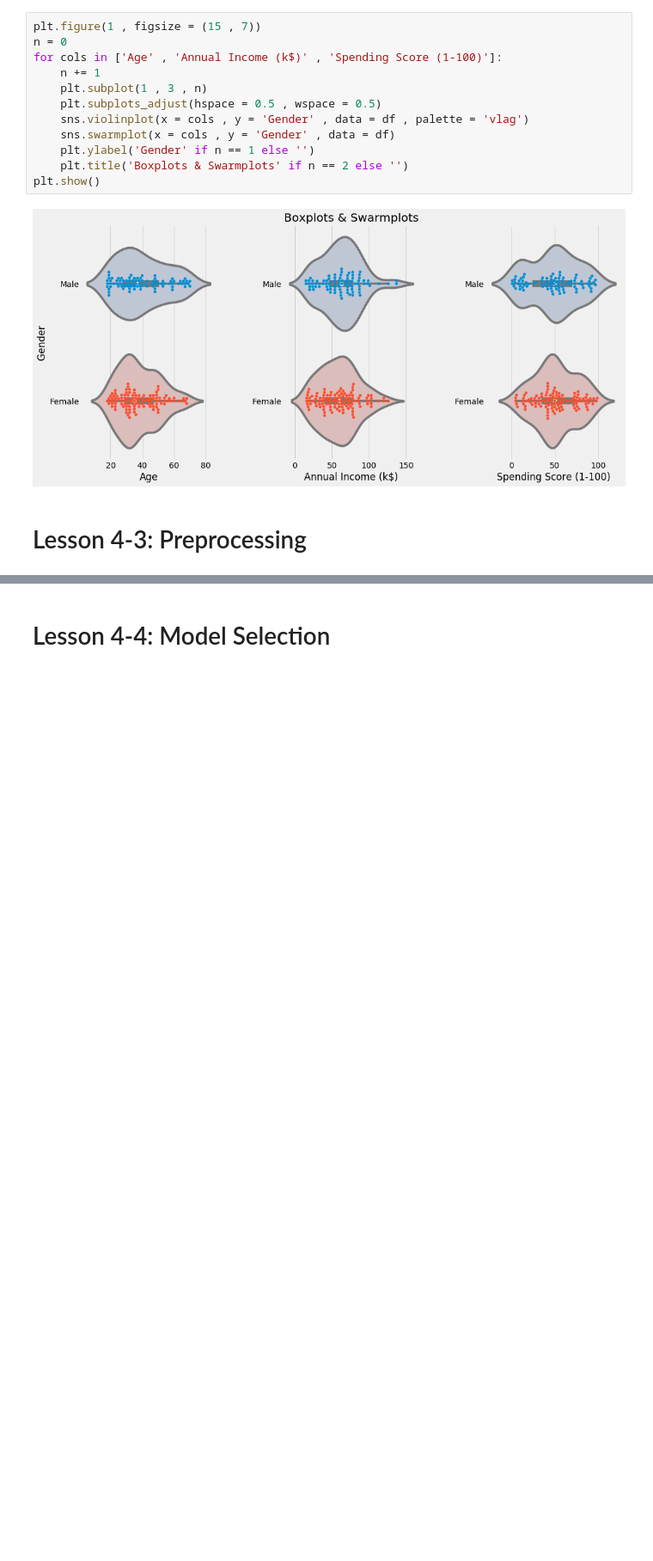
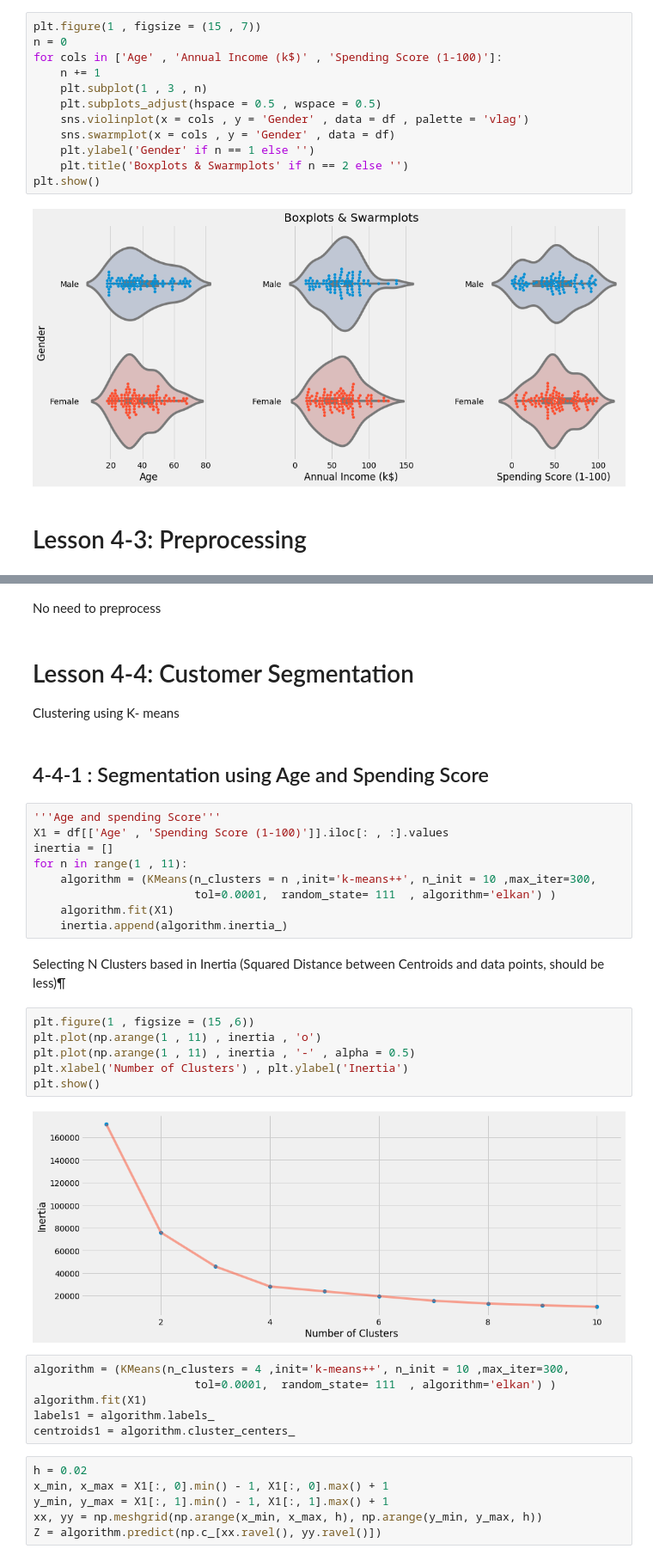
Before and after one commit to parksurk/da_structured-data, a Jupyter notebook: step4 - Clustering.ipynb, the cells around one changed output, grey strips where cells are left out. Shown at 86% size. Cells and saved outputs as stored; diff of their text form; blank space fills up the shorter version.

```diff
--- a/step4 - Clustering.ipynb
+++ b/step4 - Clustering.ipynb
@@ -770,2 +766,39 @@ Skip
+# %% [markdown]
+No need to preprocess
 # %% [markdown]
-# Lesson 4-4: Model Selection
+# Lesson 4-4: Customer Segmentation
+
+Clustering using K- means
+# %% [markdown]
+## 4-4-1 : Segmentation using Age and Spending Score
+# %%
+'''Age and spending Score'''
+X1 = df[['Age' , 'Spending Score (1-100)']].iloc[: , :].values
+inertia = []
+for n in range(1 , 11):
+    algorithm = (KMeans(n_clusters = n ,init='k-means++', n_init = 10 ,max_iter=300,
+                        tol=0.0001,  random_state= 111  , algorithm='elkan') )
+    algorithm.fit(X1)
+    inertia.append(algorithm.inertia_)
+# %% [markdown]
+Selecting N Clusters based in Inertia (Squared Distance between Centroids and data points, should be less)¶
+# %%
+plt.figure(1 , figsize = (15 ,6))
+plt.plot(np.arange(1 , 11) , inertia , 'o')
+plt.plot(np.arange(1 , 11) , inertia , '-' , alpha = 0.5)
+plt.xlabel('Number of Clusters') , plt.ylabel('Inertia')
+plt.show()
+# %% [output]
+[figure, added]
+# %%
+algorithm = (KMeans(n_clusters = 4 ,init='k-means++', n_init = 10 ,max_iter=300,
+                        tol=0.0001,  random_state= 111  , algorithm='elkan') )
+algorithm.fit(X1)
+labels1 = algorithm.labels_
+centroids1 = algorithm.cluster_centers_
+# %%
+h = 0.02
+x_min, x_max = X1[:, 0].min() - 1, X1[:, 0].max() + 1
+y_min, y_max = X1[:, 1].min() - 1, X1[:, 1].max() + 1
+xx, yy = np.meshgrid(np.arange(x_min, x_max, h), np.arange(y_min, y_max, h))
+Z = algorithm.predict(np.c_[xx.ravel(), yy.ravel()])
```
Also changed, not shown: parts of 14 cells of this notebook.
